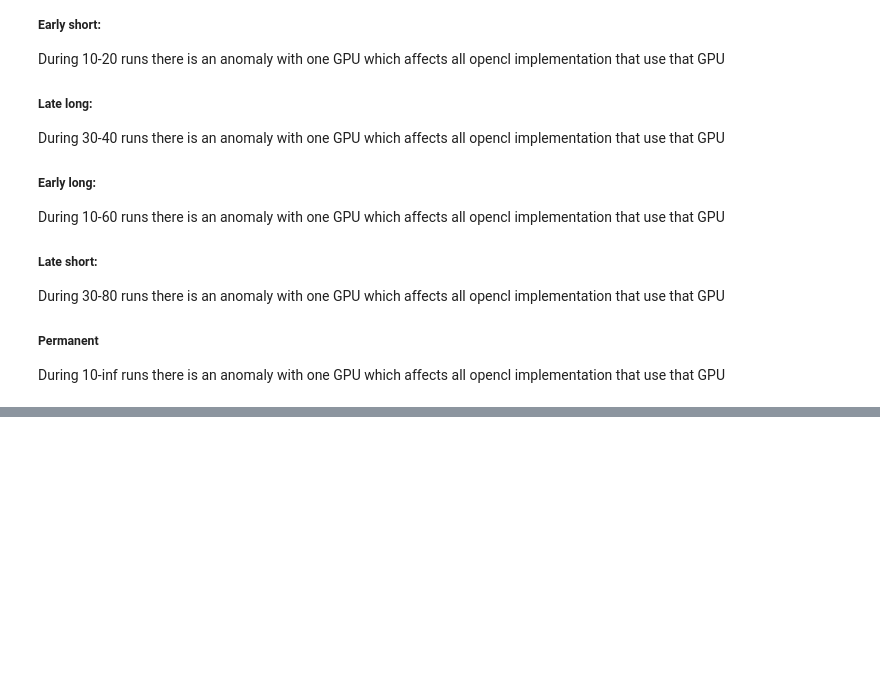
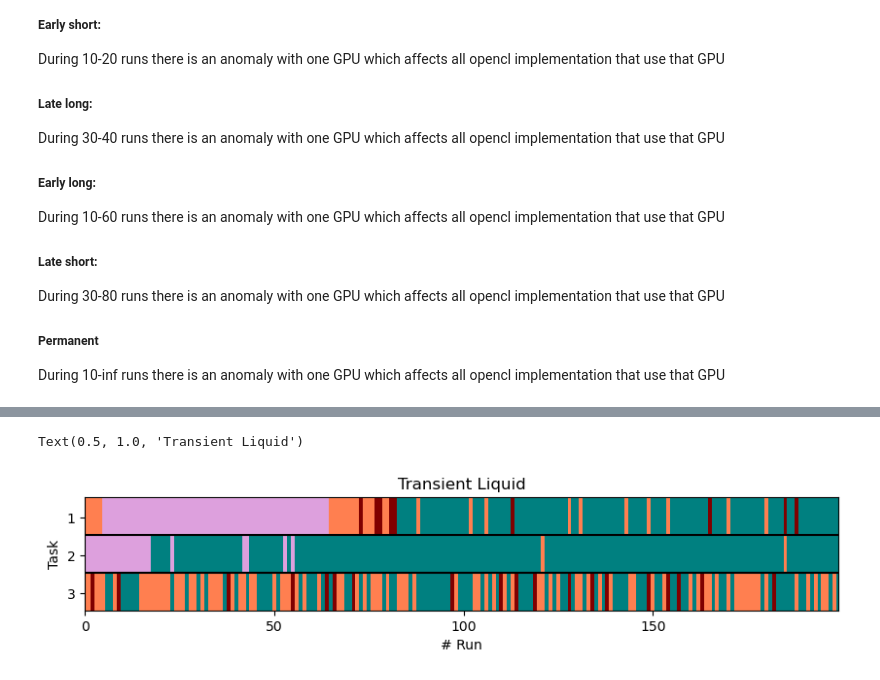
Before and after one commit to HenriquesLab/NanoPyx, a Jupyter notebook: src/nanopyx/liquid/simulations_logi.ipynb, the cells around one changed output, grey strips where cells are left out. Saved outputs shown, nothing was run; the diff lists cells and outputs as text; code cells hidden in the pictures; blank space fills up the shorter version.

```diff
--- a/src/nanopyx/liquid/simulations_logi.ipynb
+++ b/src/nanopyx/liquid/simulations_logi.ipynb
@@ -610,0 +650,31 @@ print(solid_perm.gears)
+# %%
+matrix = np.zeros((200,3))
+for i in range(200):
+    for m in range(3):
+        matrix[i,m] = ALL_GEARS.index(liquid_anomaly.gears[i][m])
+
+matrix_resized = resize(matrix, (200, 30), order=0, preserve_range=True, anti_aliasing=False)
+
+cmap = ListedColormap(["plum", "teal", "coral","maroon"])
+
+label_ticks = ['1','2','3']
+value_ticks = [5,15,25]
+
+fig, ax = plt.subplots(1,1,figsize=(10,10))
+ax.imshow(matrix_resized.T, cmap=cmap)
+
+ax.plot([0,200], [9.5,9.5], color='black', linewidth=1.5)
+ax.plot([0,200], [19.5,19.5], color='black', linewidth=1.5)
+
+ax.set_yticks(value_ticks, labels=label_ticks)
+ax.set_xticks([0,50,100,150])
+
+ax.set_xlim((0,199))
+
+ax.set_xlabel('# Run')
+ax.set_ylabel("Task")
+
+ax.set_title('Transient Liquid')
+# %% [output]
+Text(0.5, 1.0, 'Transient Liquid')
+[figure, added]
```
Also changed, not shown: parts of 21 cells of this notebook.
